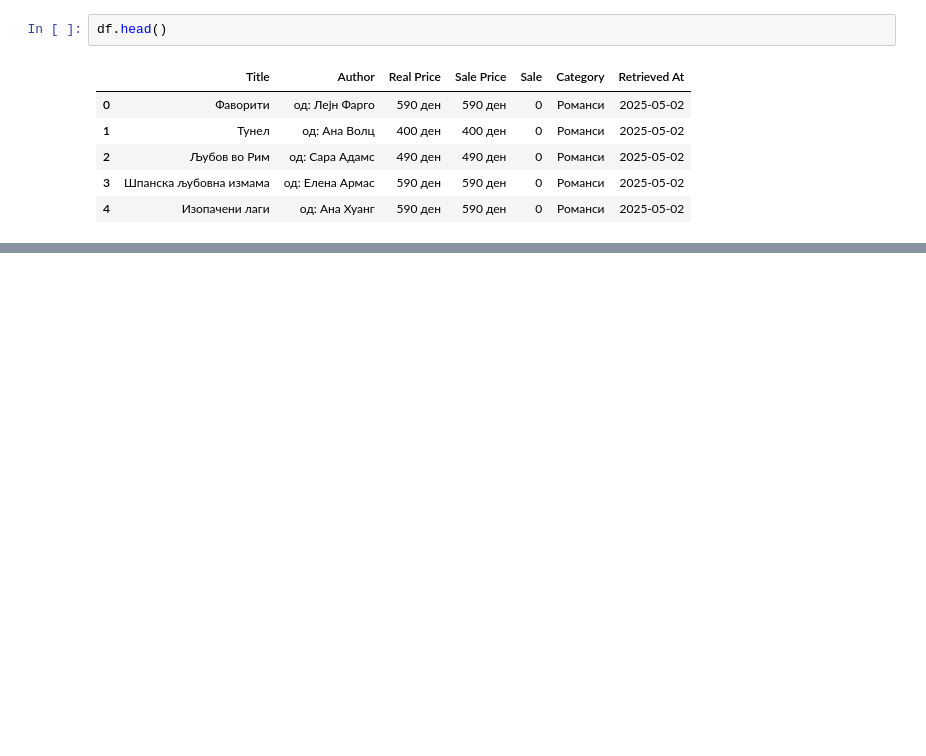
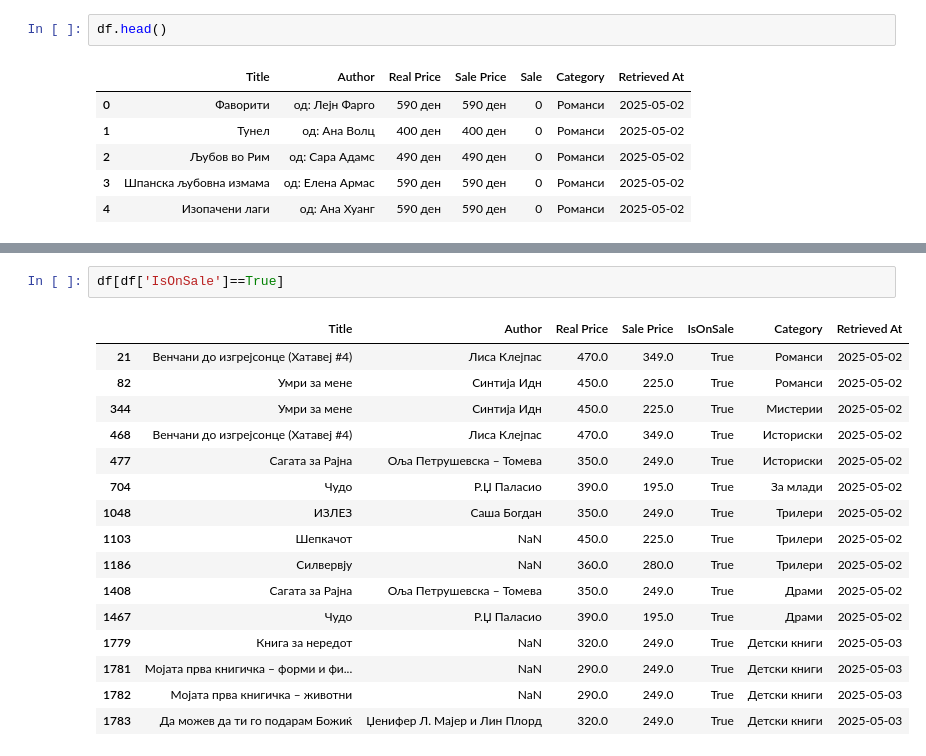
Before and after one commit to KTalia/I2DS_Project, a Jupyter notebook: sakamknigi.mk/preprocess.ipynb, the cells around one changed output, grey strips where cells are left out. Saved outputs shown, nothing was run; the diff lists cells and outputs as text; blank space fills up the shorter version.

```diff
--- a/sakamknigi.mk/preprocess.ipynb
+++ b/sakamknigi.mk/preprocess.ipynb
@@ -28,0 +127,19 @@ df.head()
+# %%
+df[df['IsOnSale']==True]
+# %% [output]
+|  | Title | Author | Real Price | Sale Price | IsOnSale | Category | Retrieved At |
+| 21 | Венчани до изгрејсонце (Хатавеј #4) | Лиса Клејпас | 470.0 | 349.0 | True | Романси | 2025-05-02 |
+| 82 | Умри за мене | Синтија Идн | 450.0 | 225.0 | True | Романси | 2025-05-02 |
+| 344 | Умри за мене | Синтија Идн | 450.0 | 225.0 | True | Мистерии | 2025-05-02 |
+| 468 | Венчани до изгрејсонце (Хатавеј #4) | Лиса Клејпас | 470.0 | 349.0 | True | Историски | 2025-05-02 |
+| 477 | Сагата за Рајна | Оља Петрушевска – Томева | 350.0 | 249.0 | True | Историски | 2025-05-02 |
+| 704 | Чудо | Р.Џ Паласио | 390.0 | 195.0 | True | За млади | 2025-05-02 |
+| 1048 | ИЗЛЕЗ | Саша Богдан | 350.0 | 249.0 | True | Трилери | 2025-05-02 |
+| 1103 | Шепкачот | NaN | 450.0 | 225.0 | True | Трилери | 2025-05-02 |
+| 1186 | Силвервју | NaN | 360.0 | 280.0 | True | Трилери | 2025-05-02 |
+| 1408 | Сагата за Рајна | Оља Петрушевска – Томева | 350.0 | 249.0 | True | Драми | 2025-05-02 |
+| 1467 | Чудо | Р.Џ Паласио | 390.0 | 195.0 | True | Драми | 2025-05-02 |
+| 1779 | Книга за нередот | NaN | 320.0 | 249.0 | True | Детски книги | 2025-05-03 |
+| 1781 | Мојата прва книгичка – форми и фи... | NaN | 290.0 | 249.0 | True | Детски книги | 2025-05-03 |
+| 1782 | Мојата прва книгичка – животни | NaN | 290.0 | 249.0 | True | Детски книги | 2025-05-03 |
+| 1783 | Да можев да ти го подарам Божиќ | Џенифер Л. Мајер и Лин Плорд | 320.0 | 249.0 | True | Детски книги | 2025-05-03 |
```
Also changed, not shown: parts of 61 cells of this notebook, 1 other file.
